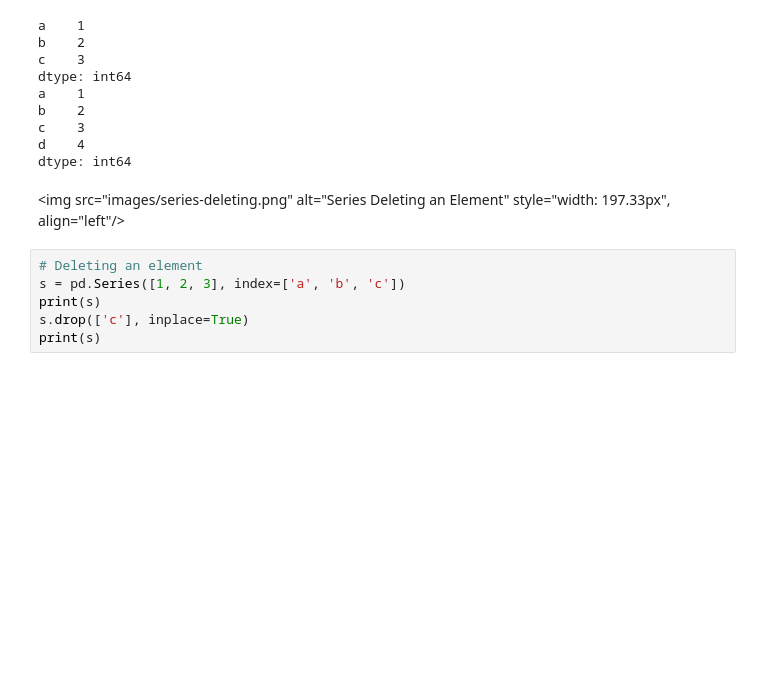
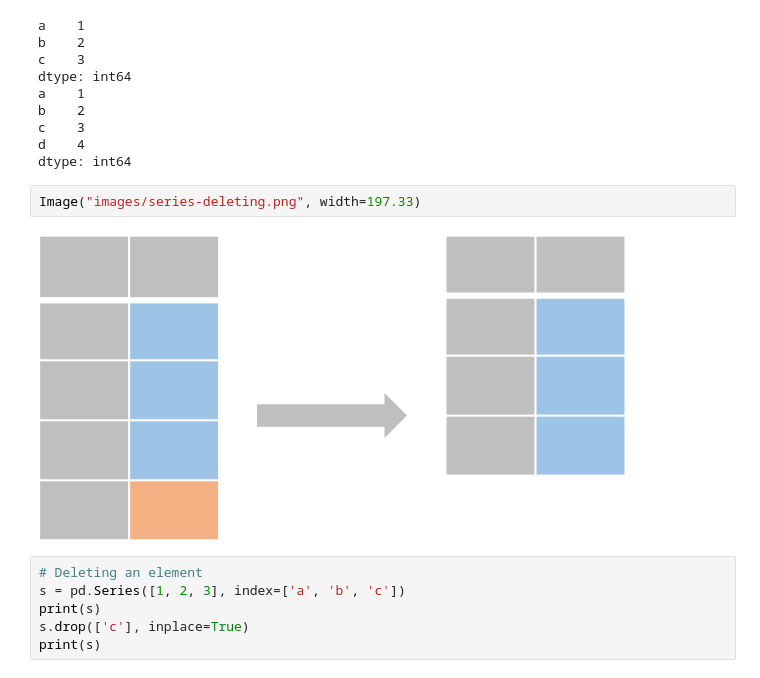
Before and after one commit to Zhenmao/Pandas-Reference-Guide, a Jupyter notebook: 1 Working with Series.ipynb, the cells around one changed output. Drawn from its saved outputs; the diff is of its cells as text; blank space fills up the shorter version.

```diff
--- a/1 Working with Series.ipynb
+++ b/1 Working with Series.ipynb
@@ -53,8 +58,10 @@ b    2
 c    3
 d    4
 dtype: int64
-# %% [markdown]
-<img src="images/series-deleting.png" alt="Series Deleting an Element" style="width: 197.33px", align="left"/>
+# %%
+Image("images/series-deleting.png", width=197.33)
+# %% [output]
+[figure, added]
 # %%
 # Deleting an element
 s = pd.Series([1, 2, 3], index=['a', 'b', 'c'])
```
Also changed, not shown: parts of 11 cells of this notebook.
